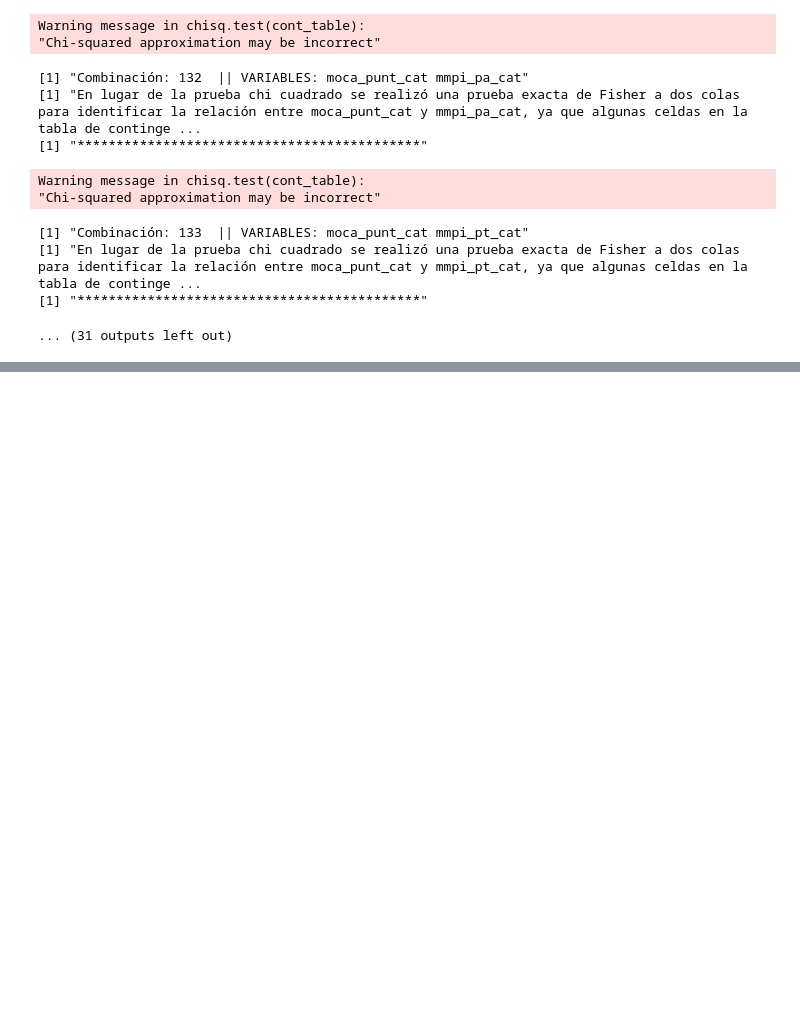
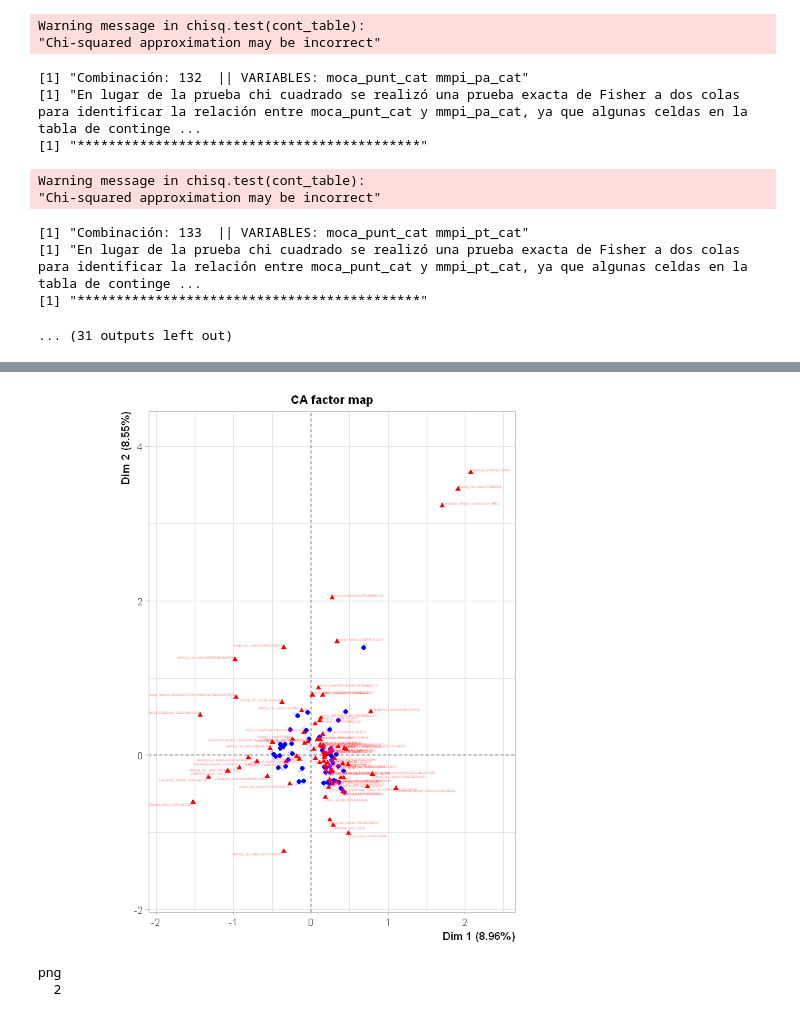
Before and after one commit to Yagwar/Proyectos, a Jupyter notebook: correlaciones_fundac.ipynb, the cells around one changed output, grey strips where cells are left out. Cells and saved outputs as stored; diff of their text form; code cells hidden in the pictures; blank space fills up the shorter version.

Commit message:
Todas las correlaciones - Plano factorial

```diff
--- a/correlaciones_fundac.ipynb
+++ b/correlaciones_fundac.ipynb
@@ -272,0 +308,24 @@ Stroop
+# %%
+plot(ca2,
+    shadowtext=TRUE,
+    unselect=.95,
+    cex=.25,
+#     selectRow="contrib 25"
+      selectRow="cos2 50"
+    )
+# %% [output]
+[figure, added]
+# %%
+pdf("plano_correspondencias.pdf", width = 12, height = 12)
+
+plot(ca2,
+    shadowtext=TRUE,
+    unselect=.95,
+    cex=.15#,
+#     selectRow="contrib 25"
+    )
+# Step 3: Run dev.off() to create the file!
+dev.off()
+# %% [output]
+png
+  2
```
Also changed, not shown: parts of 12 cells of this notebook.
